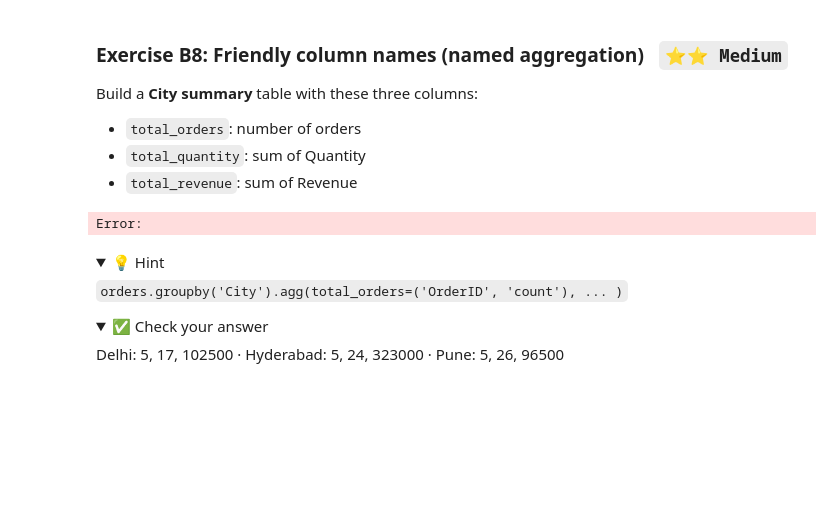
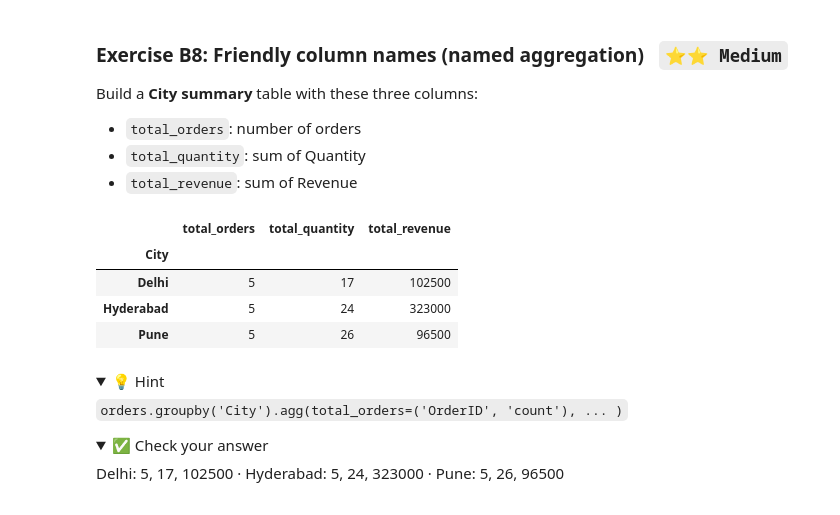
Before and after one commit to Taulant-TM/pandas-assessment, a Jupyter notebook: Pandas_Exercises.ipynb, the cells around one changed output. Drawn from its saved outputs; the diff is of its cells as text; code cells hidden in the pictures; folded sections open; blank space fills up the shorter version.

```diff
--- a/Pandas_Exercises.ipynb
+++ b/Pandas_Exercises.ipynb
@@ -529,9 +577,19 @@ Build a **City summary** table with these three columns:
 - `total_quantity`: sum of Quantity
 - `total_revenue`: sum of Revenue
 # %%
-# Write your code here
+city_summary = orders.groupby('City').agg(
+    total_orders=('OrderID', 'count'),
+    total_quantity=('Quantity', 'sum'),
+    total_revenue=('Revenue', 'sum')
+)
+
+city_summary
 # %% [output]
-Error:
+|  | total_orders | total_quantity | total_revenue |
+| City |  |  |  |
+| Delhi | 5 | 17 | 102500 |
+| Hyderabad | 5 | 24 | 323000 |
+| Pune | 5 | 26 | 96500 |
 # %% [markdown]
 <details><summary>💡 Hint</summary>
 
```
Also changed, not shown: parts of 26 cells of this notebook.
